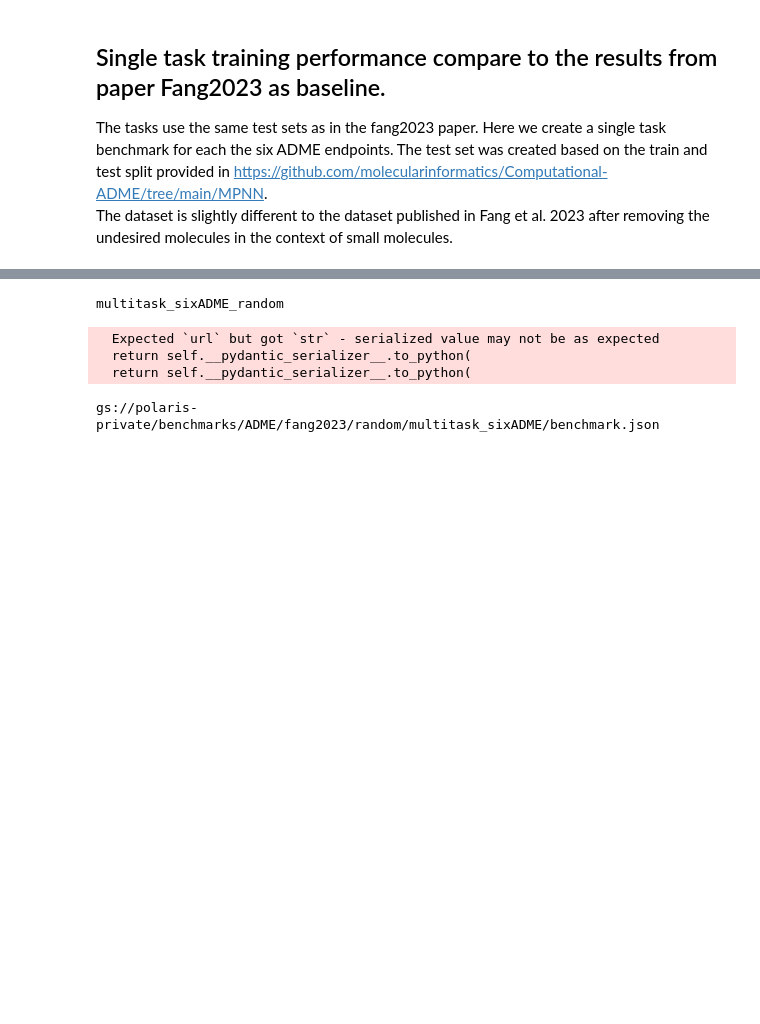
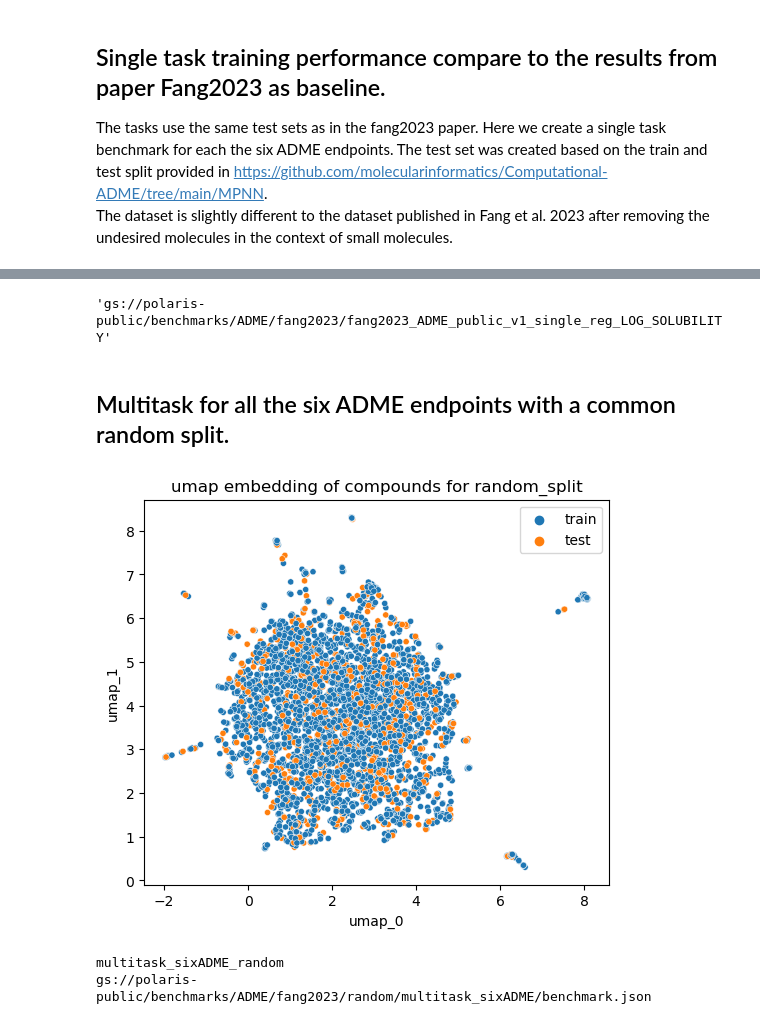
Before and after one commit to polaris-hub/polaris-recipes, a Jupyter notebook: 01_ADME/02_ADME_dataset.ipynb, the cells around one changed output, grey strips where cells are left out. Saved outputs shown, nothing was run; the diff lists cells and outputs as text; code cells hidden in the pictures; blank space fills up the shorter version.

```diff
--- a/01_ADME/02_ADME_dataset.ipynb
+++ b/01_ADME/02_ADME_dataset.ipynb
@@ -160,2 +147,0 @@ Creating a benchmark involves setting up a standard dataset, designing the train
-# %%
-dataset = polaris.load_dataset("gs://polaris-private/Datasets/ADME/fang2023_public_set/dataset.json")
@@ -328,3 +208,36 @@ benchmark_path
+# %%
+benchmark_path = {}
+split_key = 'fang2023_split'
+for target_col in data_cols:
+    benchmark_name=f"{dataset_name}_single_reg_{target_col}"
+    with open(f"readme/benchmarks/{benchmark_name}_readme.md") as f:
+        benchmark_readme = f.read()
+    benchmark = SingleTaskBenchmarkSpecification(
+        name=benchmark_name,
+        dataset=dataset,
+        target_cols=target_col,
+        input_cols=["smiles"],
+        split=paper_splits[target_col.replace("LOG_", "")],
+        main_metric="mean_squared_error",
+        metrics=["mean_absolute_error",
+                "mean_squared_error",
+                "r2",
+                "spearmanr",
+                "pearsonr",
+                "explained_var"],
+        tags=['ADME', 'Singletask'],
+        owner=owner,
+        description=f"Single task benchmark for {target_col}",
+        readme=benchmark_readme
+    )
+    BENCHMARK_SAVE_DIR = f"{BENCHMARK_DIR}/{benchmark_name}"
+    path = benchmark.to_json(BENCHMARK_SAVE_DIR)
+# %%
+f"{BENCHMARK_DIR}/{dataset_name}_single_reg_{target_col}"
+# %% [output]
+'gs://polaris-public/benchmarks/ADME/fang2023/fang2023_ADME_public_v1_single_reg_LOG_SOLUBILITY'
+# %% [markdown]
+## Multitask for all the six ADME endpoints with a common random split.
 # %%
 # regression
 TEST_SIZE = 0.2
@@ -334,3 +247,11 @@ SEED = 111
 random_splitter = ShuffleSplit(n_splits=5, test_size=TEST_SIZE, random_state=SEED)
 random_split = next(random_splitter.split(X=dataset.table.smiles.values))
 split_key = "random"
+# %%
+from utils import display_umap
+fig = display_umap(data=table, mol_col="smiles",
+                   split=random_split, split_name="random_split",
+                  method="umap")
+fig.savefig(f"figures/{dataset_name}_umap_{split_key}_split.png")
+# %% [output]
+[figure, added]
@@ -343,17 +270,21 @@ benchmark_multi = MultiTaskBenchmarkSpecification(
     target_cols=data_cols,
     input_cols="smiles",
     split=random_split,
-    metrics="mean_squared_error",
     tags=["ADME", "Multitask"],
     owner=owner,
-    description="A multitask benchmark for all the ADME endpoints with a common random split. "
+    description="A multitask benchmark for all the ADME endpoints with a common random split. ",
+    main_metric="mean_squared_error",
+    metrics=["mean_absolute_error",
+            "mean_squared_error",
+            "r2",
+            "spearmanr",
+            "pearsonr",
+            "explained_var"],
+    readme = benchmark_readme
 )
 SAVE_DIR = f"{BENCHMARK_DIR}/{split_key}/multitask_sixADME"
 path = benchmark_multi.to_json(SAVE_DIR)
 print(path)
 # %% [output]
 multitask_sixADME_random
+gs://polaris-public/benchmarks/ADME/fang2023/random/multitask_sixADME/benchmark.json
-  Expected `url` but got `str` - serialized value may not be as expected
-  return self.__pydantic_serializer__.to_python(
-  return self.__pydantic_serializer__.to_python(
-gs://polaris-private/benchmarks/ADME/fang2023/random/multitask_sixADME/benchmark.json
```
Also changed, not shown: parts of 32 cells of this notebook, 20 other files.
